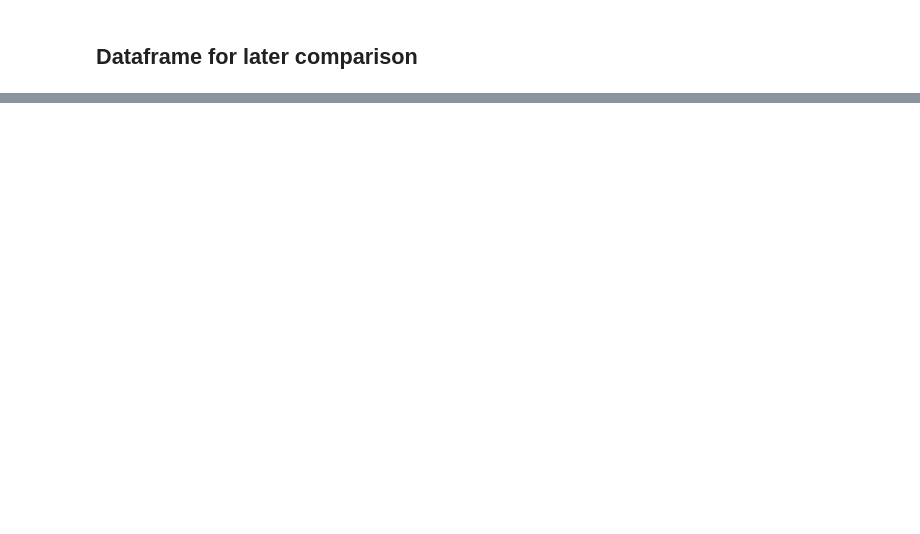
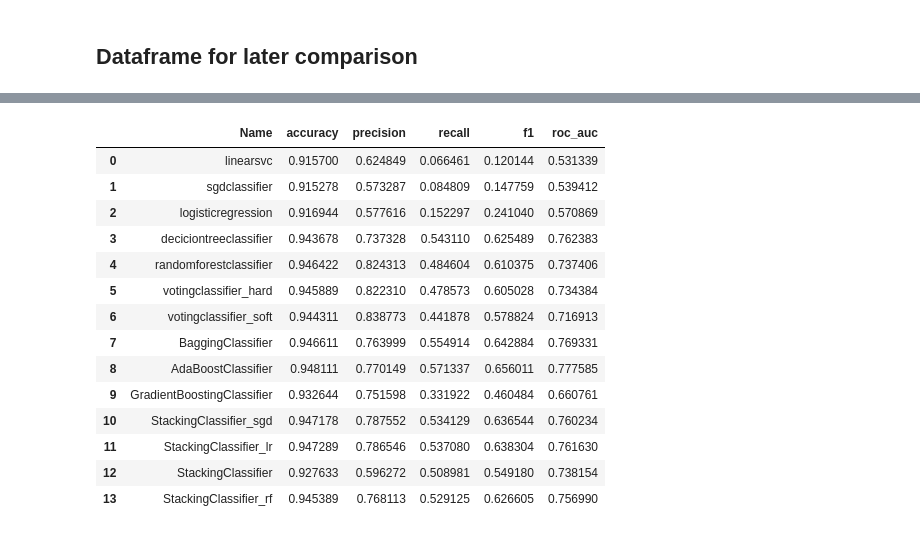
Before and after one commit to Floris-Buyse-FB/Data-Engineering-Project-2, a Jupyter notebook: scripts/AA_REC_SYSTEM_SUPERVISED.ipynb, the cells around one changed output, grey strips where cells are left out. Drawn from its saved outputs; the diff is of its cells as text; code cells hidden in the pictures; blank space fills up the shorter version.

```diff
--- a/scripts/AA_REC_SYSTEM_SUPERVISED.ipynb
+++ b/scripts/AA_REC_SYSTEM_SUPERVISED.ipynb
@@ -395 +726,20 @@ model_comparison_test
+# %%
+model_comparison_test = pd.DataFrame(model_comparison_test)
+model_comparison_test
+# %% [output]
+|  | Name | accuracy | precision | recall | f1 | roc_auc |
+| 0 | linearsvc | 0.915700 | 0.624849 | 0.066461 | 0.120144 | 0.531339 |
+| 1 | sgdclassifier | 0.915278 | 0.573287 | 0.084809 | 0.147759 | 0.539412 |
+| 2 | logisticregression | 0.916944 | 0.577616 | 0.152297 | 0.241040 | 0.570869 |
+| 3 | deciciontreeclassifier | 0.943678 | 0.737328 | 0.543110 | 0.625489 | 0.762383 |
+| 4 | randomforestclassifier | 0.946422 | 0.824313 | 0.484604 | 0.610375 | 0.737406 |
+| 5 | votingclassifier_hard | 0.945889 | 0.822310 | 0.478573 | 0.605028 | 0.734384 |
+| 6 | votingclassifier_soft | 0.944311 | 0.838773 | 0.441878 | 0.578824 | 0.716913 |
+| 7 | BaggingClassifier | 0.946611 | 0.763999 | 0.554914 | 0.642884 | 0.769331 |
+| 8 | AdaBoostClassifier | 0.948111 | 0.770149 | 0.571337 | 0.656011 | 0.777585 |
+| 9 | GradientBoostingClassifier | 0.932644 | 0.751598 | 0.331922 | 0.460484 | 0.660761 |
+| 10 | StackingClassifier_sgd | 0.947178 | 0.787552 | 0.534129 | 0.636544 | 0.760234 |
+| 11 | StackingClassifier_lr | 0.947289 | 0.786546 | 0.537080 | 0.638304 | 0.761630 |
+| 12 | StackingClassifier | 0.927633 | 0.596272 | 0.508981 | 0.549180 | 0.738154 |
+| 13 | StackingClassifier_rf | 0.945389 | 0.768113 | 0.529125 | 0.626605 | 0.756990 |
 # %%
```
Also changed, not shown: parts of 35 cells of this notebook, 2 other files.
